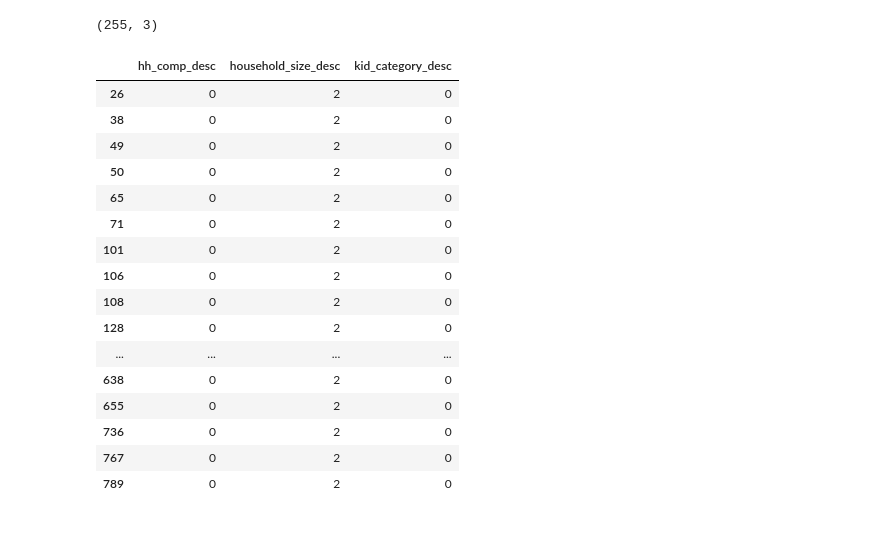
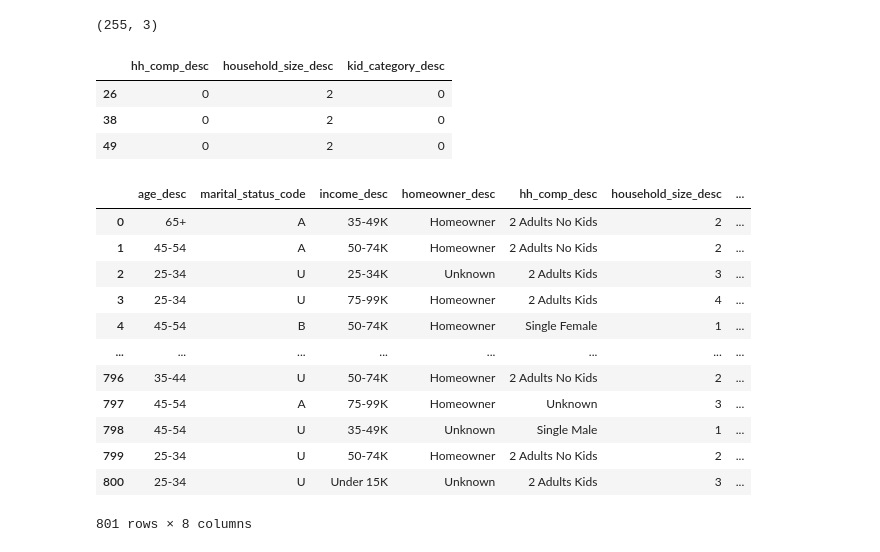
Before and after one commit to j2cry/gb_recommends, a Jupyter notebook: hw5/hw5_eda.ipynb, the cells around one changed output. Cells and saved outputs as stored; diff of their text form; code cells hidden in the pictures.

```diff
--- a/hw5/hw5_eda.ipynb
+++ b/hw5/hw5_eda.ipynb
@@ -337,22 +337,25 @@ df[comp & kid & house].shape
 # %% [output]
 (255, 3)
 # %%
-df[comp & kid & ~house]
+df[comp & kid & ~house].head(3)
 # %% [output]
 |  | hh_comp_desc | household_size_desc | kid_category_desc |
 | 26 | 0 | 2 | 0 |
 | 38 | 0 | 2 | 0 |
 | 49 | 0 | 2 | 0 |
-| 50 | 0 | 2 | 0 |
-| 65 | 0 | 2 | 0 |
-| 71 | 0 | 2 | 0 |
-| 101 | 0 | 2 | 0 |
-| 106 | 0 | 2 | 0 |
-| 108 | 0 | 2 | 0 |
-| 128 | 0 | 2 | 0 |
-| ... | ... | ... | ... |
-| 638 | 0 | 2 | 0 |
-| 655 | 0 | 2 | 0 |
-| 736 | 0 | 2 | 0 |
-| 767 | 0 | 2 | 0 |
-| 789 | 0 | 2 | 0 |
+# %%
+user_features
+# %% [output]
+|  | age_desc | marital_status_code | income_desc | homeowner_desc | hh_comp_desc | household_size_desc | ... |
+| 0 | 65+ | A | 35-49K | Homeowner | 2 Adults No Kids | 2 | ... |
+| 1 | 45-54 | A | 50-74K | Homeowner | 2 Adults No Kids | 2 | ... |
+| 2 | 25-34 | U | 25-34K | Unknown | 2 Adults Kids | 3 | ... |
+| 3 | 25-34 | U | 75-99K | Homeowner | 2 Adults Kids | 4 | ... |
+| 4 | 45-54 | B | 50-74K | Homeowner | Single Female | 1 | ... |
+| ... | ... | ... | ... | ... | ... | ... | ... |
+| 796 | 35-44 | U | 50-74K | Homeowner | 2 Adults No Kids | 2 | ... |
+| 797 | 45-54 | A | 75-99K | Homeowner | Unknown | 3 | ... |
+| 798 | 45-54 | U | 35-49K | Unknown | Single Male | 1 | ... |
+| 799 | 25-34 | U | 50-74K | Homeowner | 2 Adults No Kids | 2 | ... |
+| 800 | 25-34 | U | Under 15K | Unknown | 2 Adults Kids | 3 | ... |
+801 rows × 8 columns
```
Also changed, not shown: 2 other files.
